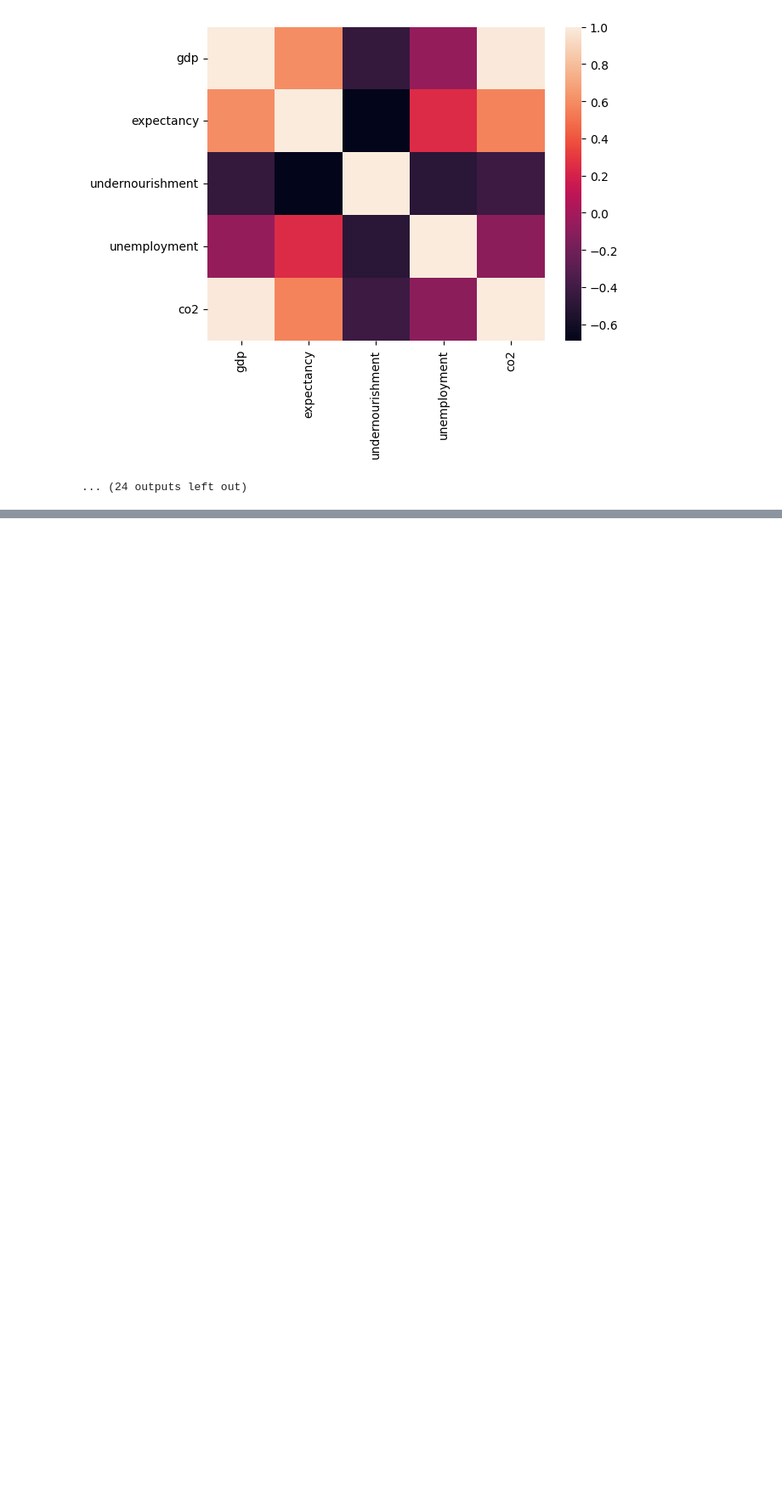
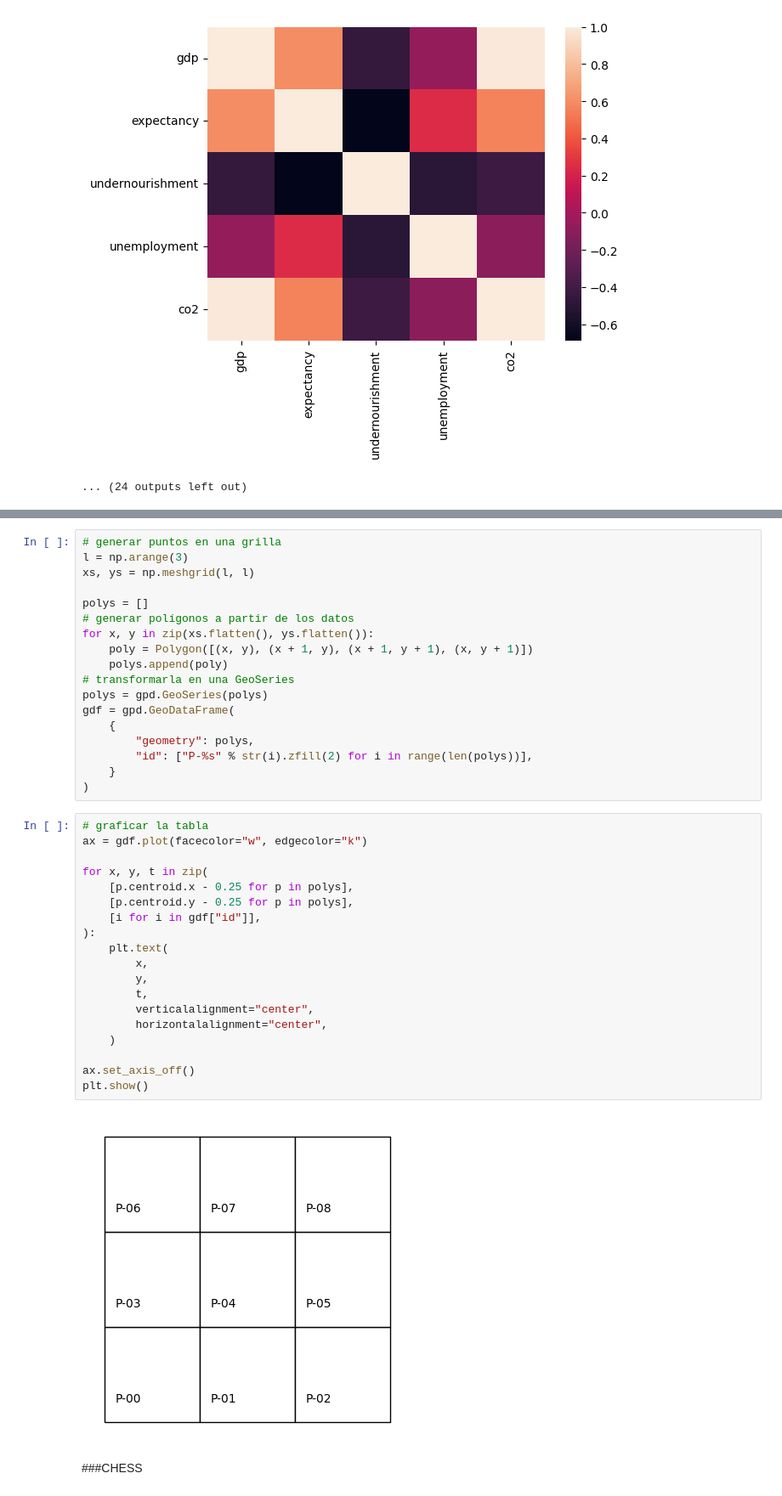
Before and after one commit to EstebanJM/BigData, a Jupyter notebook: PROYECTO_SEGUNDO_CORTE.ipynb, the cells around one changed output, grey strips where cells are left out. Shown at 85% size. Cells and saved outputs as stored; diff of their text form; blank space fills up the shorter version.

```diff
--- a/PROYECTO_SEGUNDO_CORTE.ipynb
+++ b/PROYECTO_SEGUNDO_CORTE.ipynb
@@ -537,0 +940,41 @@ YR2007
+# %%
+# generar puntos en una grilla
+l = np.arange(3)
+xs, ys = np.meshgrid(l, l)
+
+polys = []
+# generar polígonos a partir de los datos
+for x, y in zip(xs.flatten(), ys.flatten()):
+    poly = Polygon([(x, y), (x + 1, y), (x + 1, y + 1), (x, y + 1)])
+    polys.append(poly)
+# transformarla en una GeoSeries
+polys = gpd.GeoSeries(polys)
+gdf = gpd.GeoDataFrame(
+    {
+        "geometry": polys,
+        "id": ["P-%s" % str(i).zfill(2) for i in range(len(polys))],
+    }
+)
+# %%
+# graficar la tabla
+ax = gdf.plot(facecolor="w", edgecolor="k")
+
+for x, y, t in zip(
+    [p.centroid.x - 0.25 for p in polys],
+    [p.centroid.y - 0.25 for p in polys],
+    [i for i in gdf["id"]],
+):
+    plt.text(
+        x,
+        y,
+        t,
+        verticalalignment="center",
+        horizontalalignment="center",
+    )
+
+ax.set_axis_off()
+plt.show()
+# %% [output]
+[figure, added]
+# %% [markdown]
+###CHESS
```
Also changed, not shown: parts of 73 cells of this notebook.
